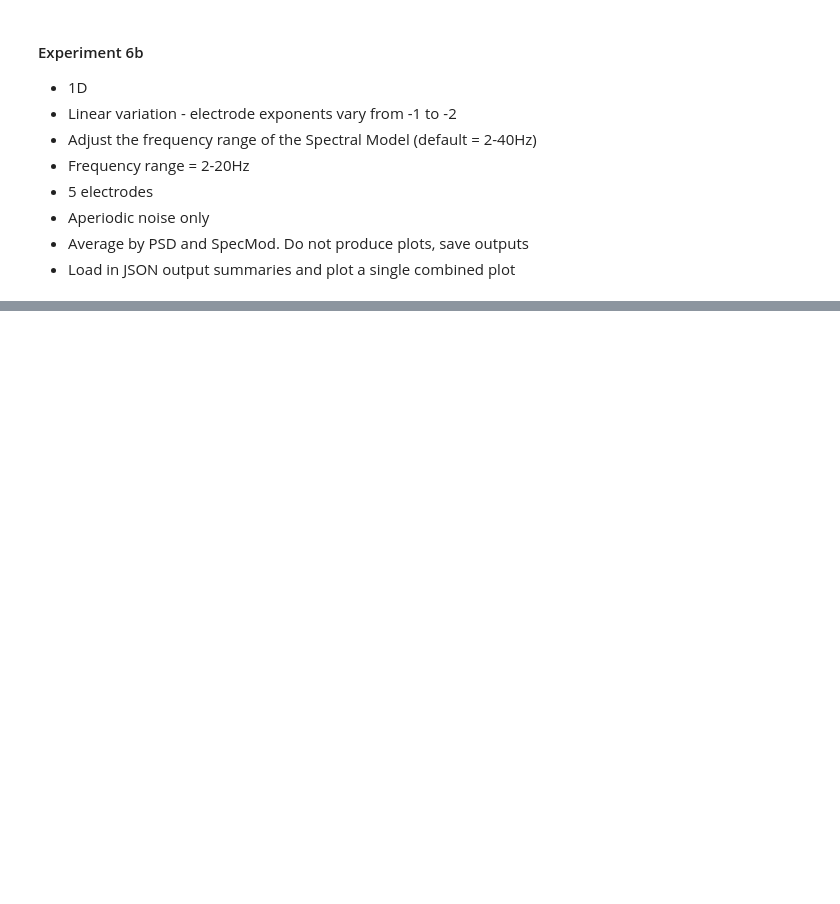
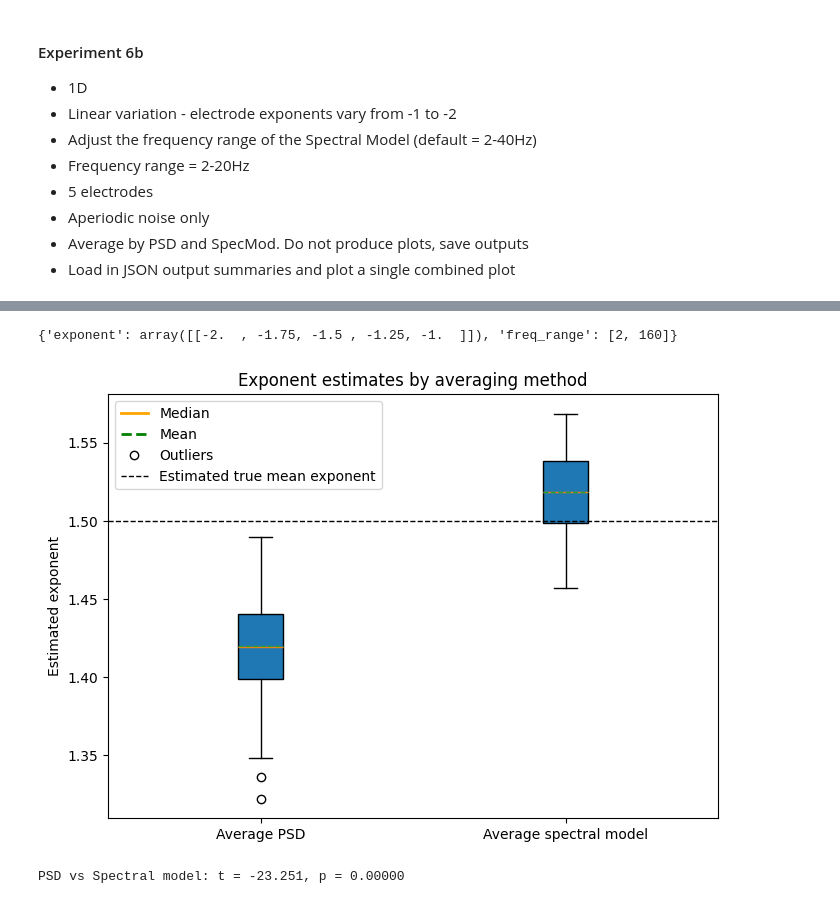
Before and after one commit to chloehooper18/DissertationSimulations, a Jupyter notebook: 07 Experiments/1D electrodes/04_experiment6.ipynb, the cells around one changed output, grey strips where cells are left out. Cells and saved outputs as stored; diff of their text form; code cells hidden in the pictures; blank space fills up the shorter version.

```diff
--- a/07 Experiments/1D electrodes/04_experiment6.ipynb
+++ b/07 Experiments/1D electrodes/04_experiment6.ipynb
@@ -231,0 +313,61 @@ PSD vs Spectral model: t = -1.047, p = 0.29749
+# %%
+# Average the PSD
+electrodes, means, stds, errors, all_distributions, fig = sweep_electrodes_psd_2D(grid_range=[(1, 5)], exponent=exp_matrix, freq_range=[2, 160],
+                                                              n_repeats=100, plot=False, return_full=True)
+
+exp6e_result1_psd = {
+    "electrodes": electrodes.tolist(),
+    "all_distributions": [d.tolist() for d in all_distributions]
+}
+
+with open(r"C:\Users\chloe\DissertationSimulations\Result summaries\1D electrodes\exp6eresults1_psd_exp_-1-2.json", "w") as f:
+    json.dump(exp6e_result1_psd, f, indent=4)
+
+# Average the SpecMod
+electrodes, means, stds, errors, all_distributions, fig = sweep_electrodes_specmod_2D(grid_range=[(1, 5)], exponent=exp_matrix, freq_range=[2, 160],
+                                                              n_repeats=100, plot=False, return_full=True)
+
+exp6e_result2_specmod = {
+    "electrodes": electrodes.tolist(),
+    "all_distributions": [d.tolist() for d in all_distributions]
+}
+
+with open(r"C:\Users\chloe\DissertationSimulations\Result summaries\1D electrodes\exp6eresults2_specmod_exp_-1-2.json", "w") as f:
+    json.dump(exp6e_result2_specmod, f, indent=4)
+
+# Loading summaries and combining into a single plot
+summary_paths = [
+    r"C:\Users\chloe\DissertationSimulations\Result summaries\1D electrodes\exp6eresults1_psd_exp_-1-2.json",
+    r"C:\Users\chloe\DissertationSimulations\Result summaries\1D electrodes\exp6eresults2_specmod_exp_-1-2.json"
+]
+
+labels = [
+    "Average PSD",
+    "Average spectral model"
+]
+
+fig, ax = plot_summary_boxplots(
+    summary_paths=summary_paths,
+    labels=labels,
+    true_mean_exp=np.mean(-exp_matrix)
+)
+
+fig.savefig(r"C:\Users\chloe\DissertationSimulations\Figures\1D electrodes\Combined plots\exp6e_combined_plot_1D_exp_-1-2.png", dpi=300, bbox_inches="tight")
+# %% [output]
+{'exponent': array([[-2.  , -1.75, -1.5 , -1.25, -1.  ]]), 'freq_range': [2, 160]}
+[figure, added]
+# %%
+# Paired t-tests
+with open(r"C:\Users\chloe\DissertationSimulations\Result summaries\1D electrodes\exp6eresults1_psd_exp_-1-2.json") as f:
+    psd_data = json.load(f)
+
+with open(r"C:\Users\chloe\DissertationSimulations\Result summaries\1D electrodes\exp6eresults2_specmod_exp_-1-2.json") as f:
+    spec_data = json.load(f)
+
+psd = np.array(psd_data["all_distributions"][0])
+spec = np.array(spec_data["all_distributions"][0])
+
+t, p = ttest_rel(psd, spec)
+print(f"PSD vs Spectral model: t = {t:.3f}, p = {p:.5f}")
+# %% [output]
+PSD vs Spectral model: t = -23.251, p = 0.00000
```
Also changed, not shown: parts of 12 cells of this notebook, 4 other files.
